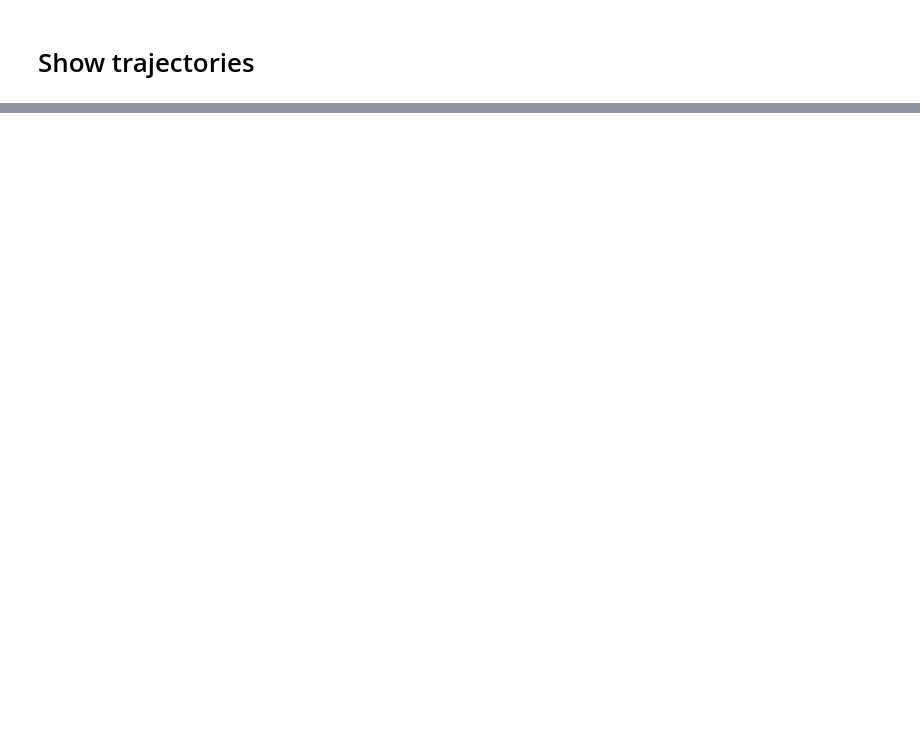
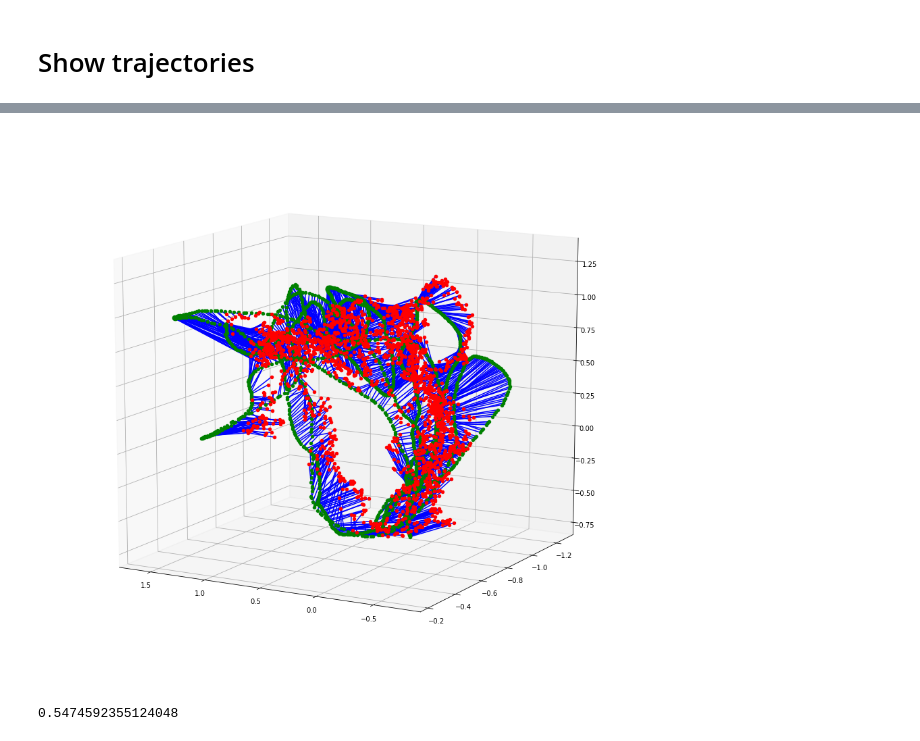
Before and after one commit to MisterMap/lie-pose-net, a Jupyter notebook: notebooks/show_trajectories.ipynb, the cells around one changed output, grey strips where cells are left out. Drawn from its saved outputs; the diff is of its cells as text; code cells hidden in the pictures; blank space fills up the shorter version.

```diff
--- a/notebooks/show_trajectories.ipynb
+++ b/notebooks/show_trajectories.ipynb
@@ -8,0 +7,4 @@ trajectories = np.load("../trajectories.npy")
+# %%
+data = np.load("../trajectories.npy", allow_pickle=True)
+truth_trajectory = data.item()["truth_trajectory"]
+predicted_trajectory = data.item()["predicted_trajectory"]
@@ -30,0 +44,20 @@ fig.show()
+# %%
+figure = plt.figure(figsize=(35, 15))
+ax = figure.add_subplot(1, 2, 2, projection='3d')
+ss = 1
+pred_poses = predicted_trajectory
+targ_poses = truth_trajectory
+z = np.vstack((pred_poses[::ss, 2].T, targ_poses[::ss, 2].T))
+x = np.vstack((pred_poses[::ss, 0].T, targ_poses[::ss, 0].T))
+y = np.vstack((pred_poses[::ss, 1].T, targ_poses[::ss, 1].T))
+for xx, yy, zz in zip(x.T, y.T, z.T):
+    ax.plot(xx, yy, zs=zz, c='b')
+ax.scatter(x[0, :], y[0, :], zs=z[0, :], c='r', depthshade=0)
+ax.scatter(x[1, :], y[1, :], zs=z[1, :], c='g', depthshade=0)
+ax.view_init(azim=119, elev=13)
+# %% [output]
+[figure, added]
+# %%
+np.median(np.linalg.norm(pred_poses - targ_poses, axis=1))
+# %% [output]
+0.5474592355124048
```
Also changed, not shown: parts of 8 cells of this notebook, 3 other files.
